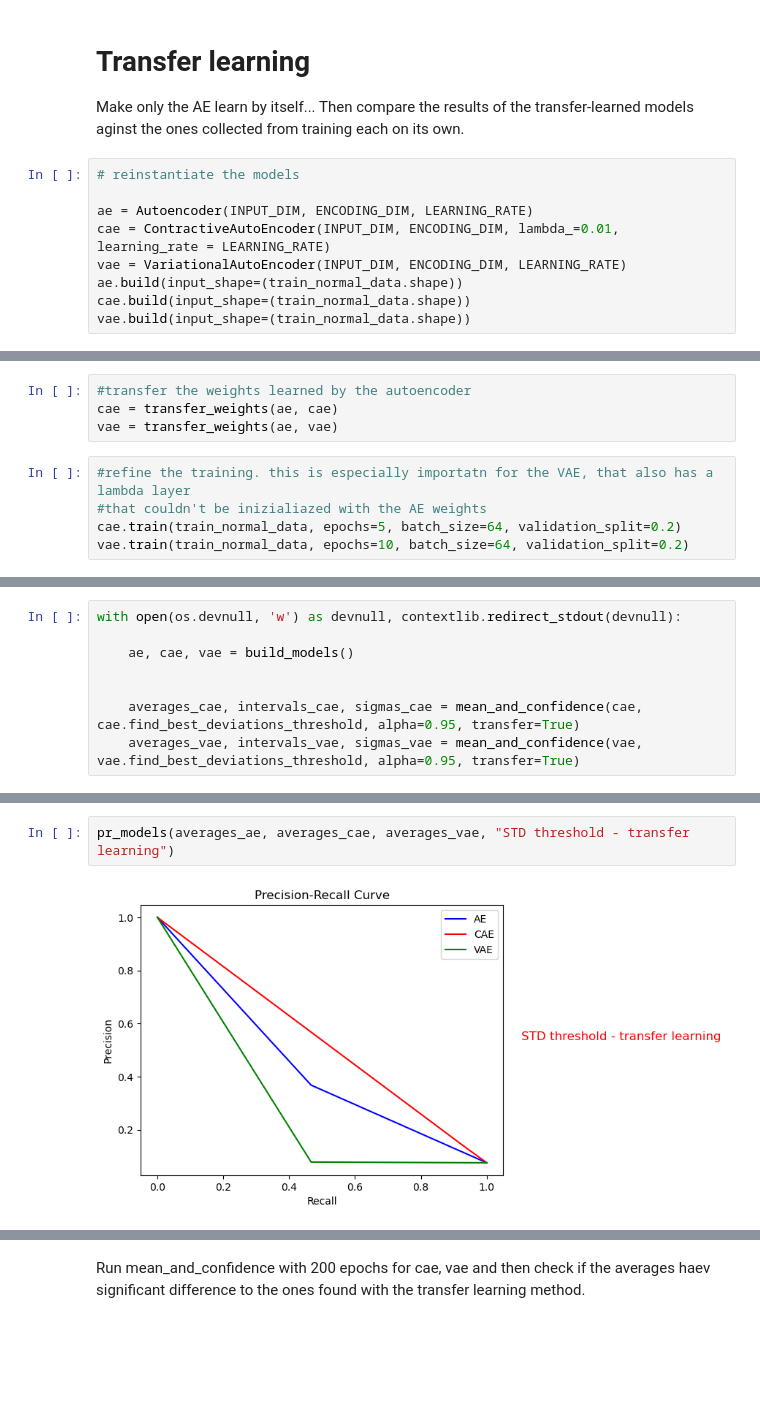
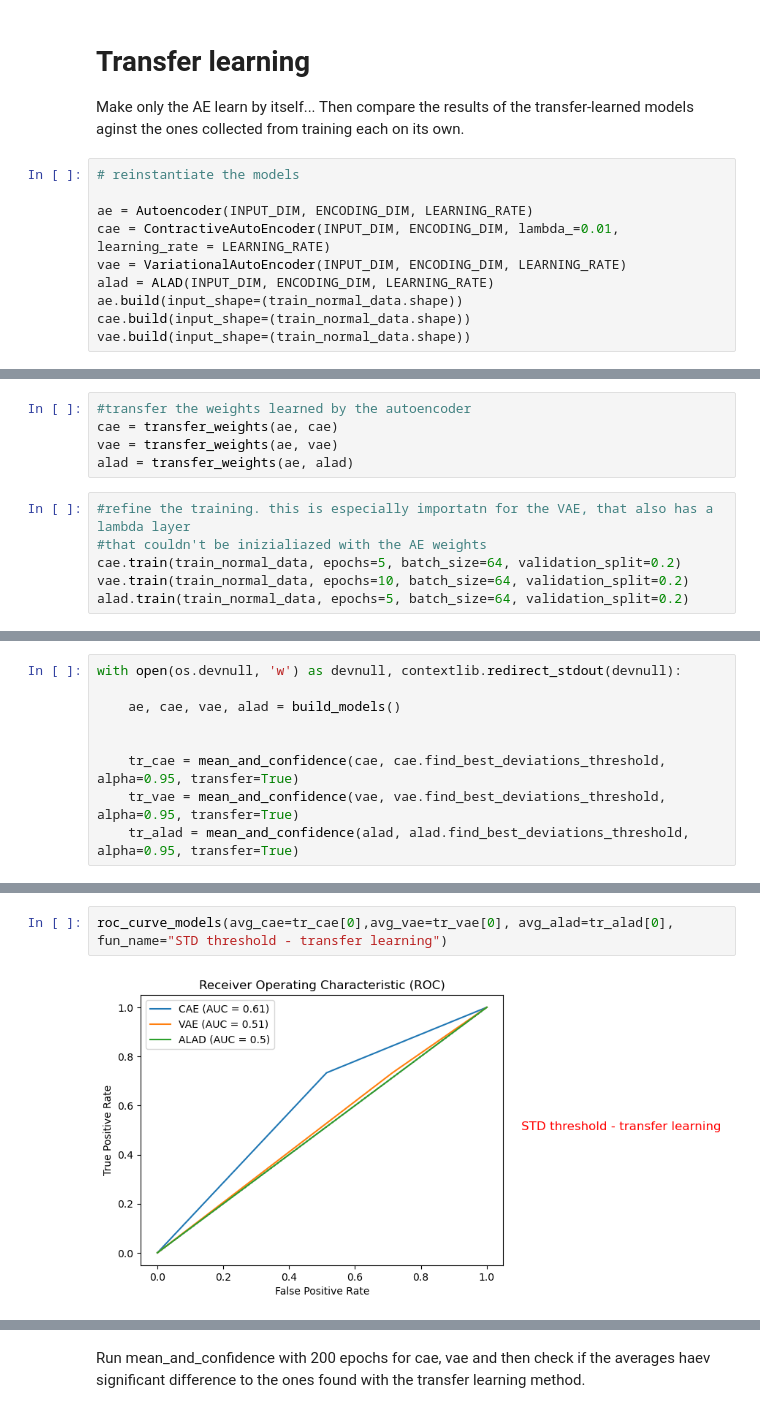
Before and after one commit to togetherthough/Deep-anomaly-detection-for-tracking-experiments-at-LHCb, a Jupyter notebook: experiments.ipynb, the cells around one changed output, grey strips where cells are left out. Cells and saved outputs as stored; diff of their text form; blank space fills up the shorter version.

```diff
--- a/experiments.ipynb
+++ b/experiments.ipynb
@@ -428,6 +485,7 @@ Make only the AE learn by itself... Then compare the results of the transfer-lea
 ae = Autoencoder(INPUT_DIM, ENCODING_DIM, LEARNING_RATE)
 cae = ContractiveAutoEncoder(INPUT_DIM, ENCODING_DIM, lambda_=0.01, learning_rate = LEARNING_RATE)
 vae = VariationalAutoEncoder(INPUT_DIM, ENCODING_DIM, LEARNING_RATE)
+alad = ALAD(INPUT_DIM, ENCODING_DIM, LEARNING_RATE)
 ae.build(input_shape=(train_normal_data.shape))
 cae.build(input_shape=(train_normal_data.shape))
 vae.build(input_shape=(train_normal_data.shape))
@@ -456,9 +514,11 @@ Epoch 200/200
 #transfer the weights learned by the autoencoder
 cae = transfer_weights(ae, cae)
 vae = transfer_weights(ae, vae)
+alad = transfer_weights(ae, alad)
 # %%
 #refine the training. this is especially importatn for the VAE, that also has a lambda layer
 #that couldn't be inizialiazed with the AE weights
 cae.train(train_normal_data, epochs=5, batch_size=64, validation_split=0.2)
 vae.train(train_normal_data, epochs=10, batch_size=64, validation_split=0.2)
+alad.train(train_normal_data, epochs=5, batch_size=64, validation_split=0.2)
 # %% [output]
@@ -483,8 +545,9 @@ Epoch 10/10
 # %%
 with open(os.devnull, 'w') as devnull, contextlib.redirect_stdout(devnull):
 
-    ae, cae, vae = build_models()
+    ae, cae, vae, alad = build_models()
 
 
-    averages_cae, intervals_cae, sigmas_cae = mean_and_confidence(cae, cae.find_best_deviations_threshold, alpha=0.95, transfer=True)
-    averages_vae, intervals_vae, sigmas_vae = mean_and_confidence(vae, vae.find_best_deviations_threshold, alpha=0.95, transfer=True)
+    tr_cae = mean_and_confidence(cae, cae.find_best_deviations_threshold, alpha=0.95, transfer=True)
+    tr_vae = mean_and_confidence(vae, vae.find_best_deviations_threshold, alpha=0.95, transfer=True)
+    tr_alad = mean_and_confidence(alad, alad.find_best_deviations_threshold, alpha=0.95, transfer=True)
@@ -495,4 +554,4 @@ roc_curve_models(averages_ae, averages_cae, averages_vae, "STD threshold - trans
-# %%
-pr_models(averages_ae, averages_cae, averages_vae, "STD threshold - transfer learning")
-# %% [output]
-[figure, removed]
+# %%
+roc_curve_models(avg_cae=tr_cae[0],avg_vae=tr_vae[0], avg_alad=tr_alad[0], fun_name="STD threshold - transfer learning")
+# %% [output]
+[figure, added]
```
Also changed, not shown: parts of 23 cells of this notebook, 12 other files.
